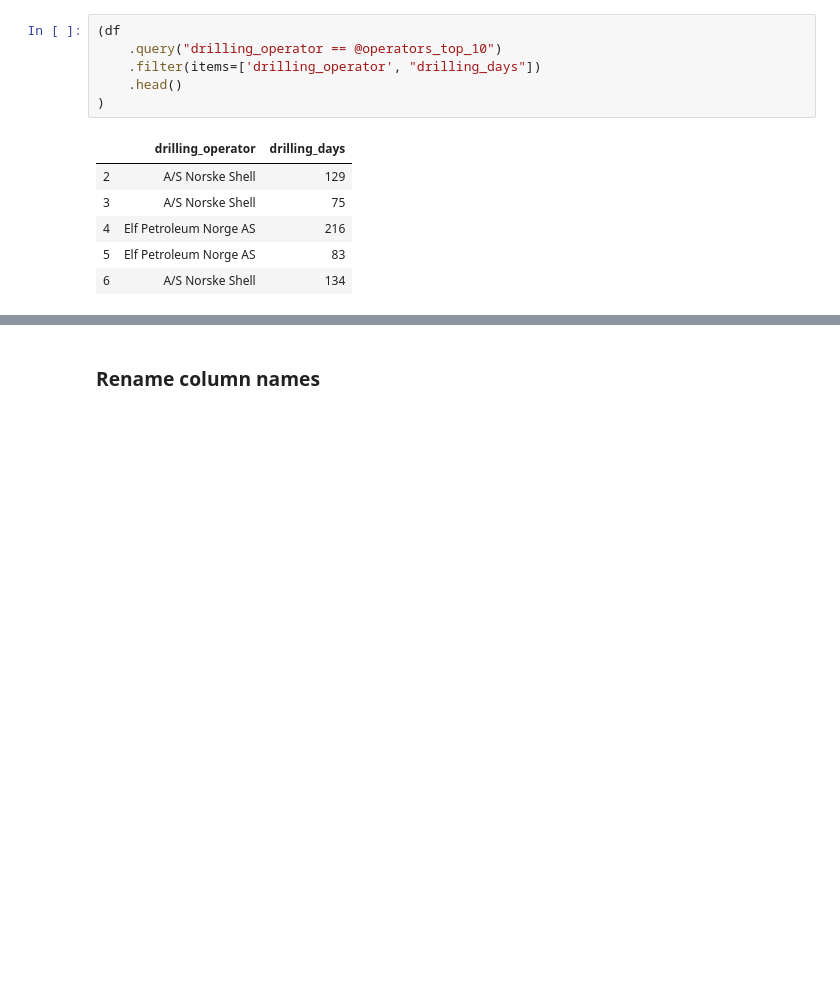
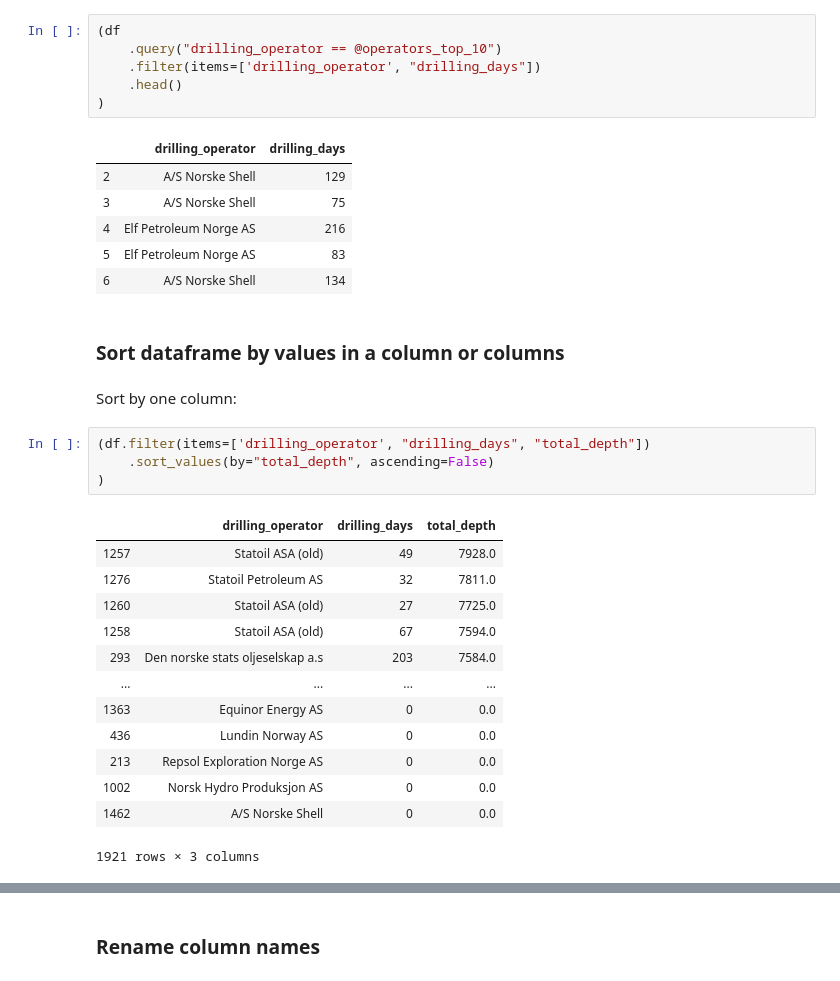
Before and after one commit to baky0905/geoscience-python, a Jupyter notebook: source/notebooks/data_cleaning_dataframes.ipynb, the cells around one changed output, grey strips where cells are left out. Cells and saved outputs as stored; diff of their text form; blank space fills up the shorter version.

```diff
--- a/source/notebooks/data_cleaning_dataframes.ipynb
+++ b/source/notebooks/data_cleaning_dataframes.ipynb
@@ -300,3 +300,25 @@ You can refer to variables in the environment by prefixing them with an ‘@’
 | 4 | Elf Petroleum Norge AS | 216 |
 | 5 | Elf Petroleum Norge AS | 83 |
 | 6 | A/S Norske Shell | 134 |
+# %% [markdown]
+### Sort dataframe by values in a column or columns
+# %% [markdown]
+Sort by one column:
+# %%
+(df.filter(items=['drilling_operator', "drilling_days", "total_depth"])
+    .sort_values(by="total_depth", ascending=False)
+)
+# %% [output]
+|  | drilling_operator | drilling_days | total_depth |
+| 1257 | Statoil ASA (old) | 49 | 7928.0 |
+| 1276 | Statoil Petroleum AS | 32 | 7811.0 |
+| 1260 | Statoil ASA (old) | 27 | 7725.0 |
+| 1258 | Statoil ASA (old) | 67 | 7594.0 |
+| 293 | Den norske stats oljeselskap a.s | 203 | 7584.0 |
+| ... | ... | ... | ... |
+| 1363 | Equinor Energy AS | 0 | 0.0 |
+| 436 | Lundin Norway AS | 0 | 0.0 |
+| 213 | Repsol Exploration Norge AS | 0 | 0.0 |
+| 1002 | Norsk Hydro Produksjon AS | 0 | 0.0 |
+| 1462 | A/S Norske Shell | 0 | 0.0 |
+1921 rows × 3 columns
```
Also changed, not shown: parts of 12 cells of this notebook, 11 other files.
